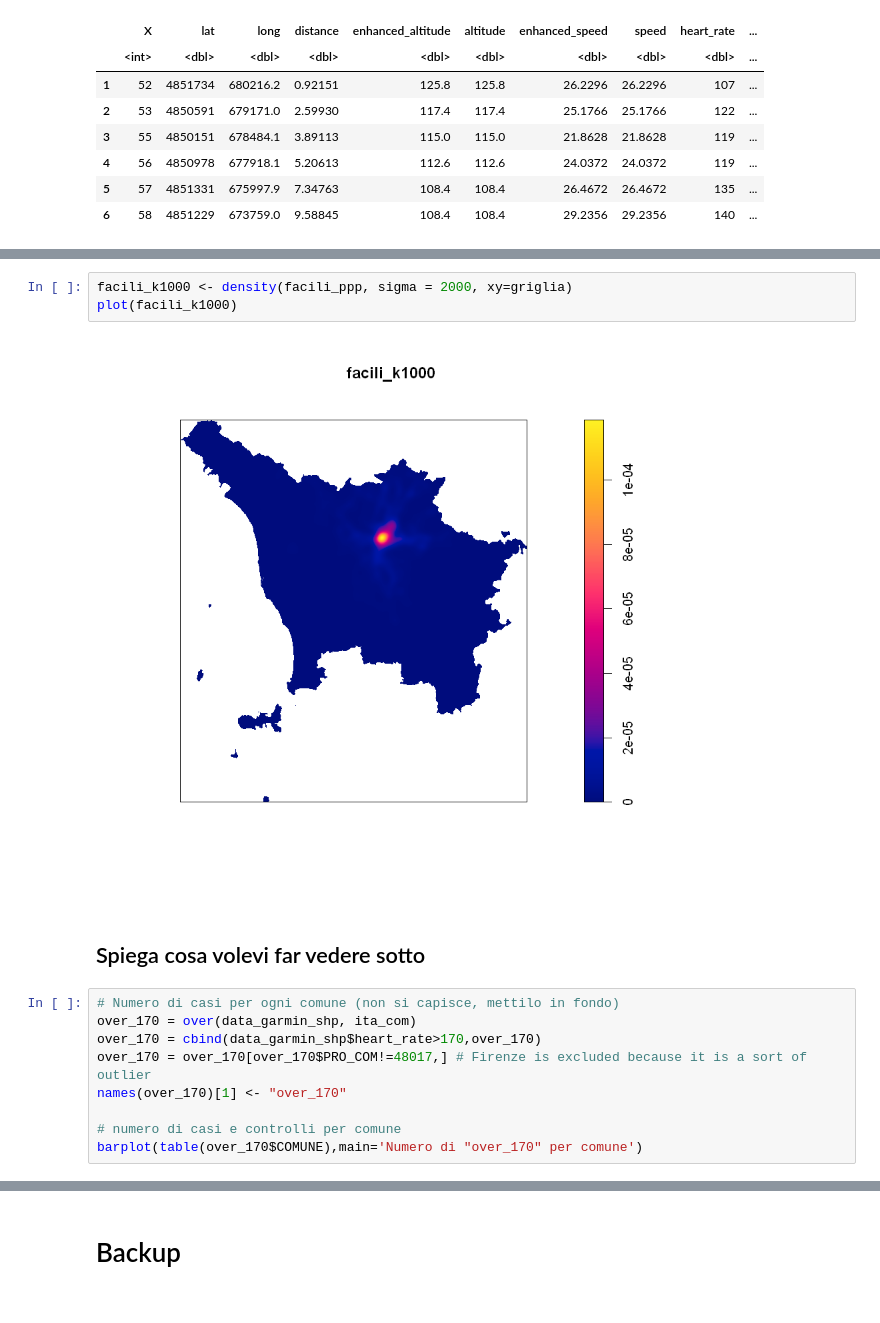
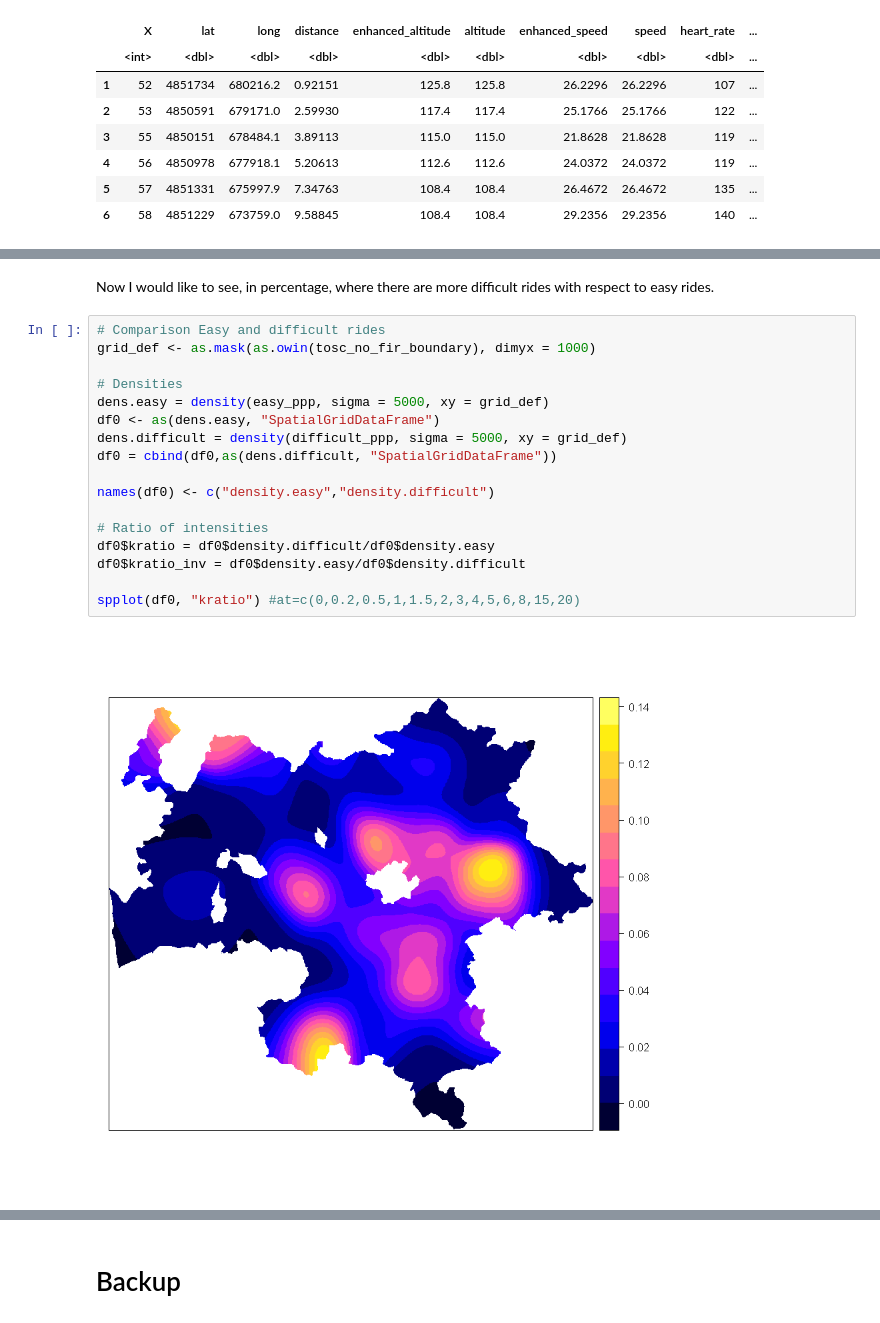
Before and after one commit to peppusnight/geospatial_project, a Jupyter notebook: point_process_analysis.ipynb, the cells around one changed output, grey strips where cells are left out. Drawn from its saved outputs; the diff is of its cells as text.

```diff
--- a/point_process_analysis.ipynb
+++ b/point_process_analysis.ipynb
@@ -195,16 +214,21 @@ enclosing rectangle: [554720, 771620] x [4685500, 4924800] units
-# %%
-facili_k1000 <- density(facili_ppp, sigma = 2000, xy=griglia)
-plot(facili_k1000)
-# %% [output]
-[figure, removed]
-# %% [markdown]
-## Spiega cosa volevi far vedere sotto
-# %%
-# Numero di casi per ogni comune (non si capisce, mettilo in fondo)
-over_170 = over(data_garmin_shp, ita_com)
-over_170 = cbind(data_garmin_shp$heart_rate>170,over_170)
-over_170 = over_170[over_170$PRO_COM!=48017,] # Firenze is excluded because it is a sort of outlier
-names(over_170)[1] <- "over_170"
-
-# numero di casi e controlli per comune
-barplot(table(over_170$COMUNE),main='Numero di "over_170" per comune')
+# %% [markdown]
+Now I would like to see, in percentage, where there are more difficult rides with respect to easy rides.
+# %%
+# Comparison Easy and difficult rides
+grid_def <- as.mask(as.owin(tosc_no_fir_boundary), dimyx = 1000)
+
+# Densities
+dens.easy = density(easy_ppp, sigma = 5000, xy = grid_def)
+df0 <- as(dens.easy, "SpatialGridDataFrame")
+dens.difficult = density(difficult_ppp, sigma = 5000, xy = grid_def)
+df0 = cbind(df0,as(dens.difficult, "SpatialGridDataFrame"))
+
+names(df0) <- c("density.easy","density.difficult")
+
+# Ratio of intensities
+df0$kratio = df0$density.difficult/df0$density.easy
+df0$kratio_inv = df0$density.easy/df0$density.difficult
+
+spplot(df0, "kratio") #at=c(0,0.2,0.5,1,1.5,2,3,4,5,6,8,15,20)
+# %% [output]
+[figure, added]
```
Also changed, not shown: parts of 25 cells of this notebook, 9 other files.
